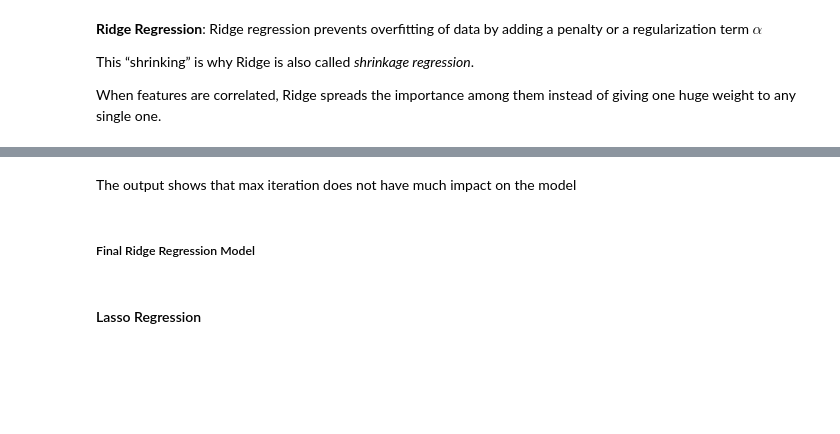
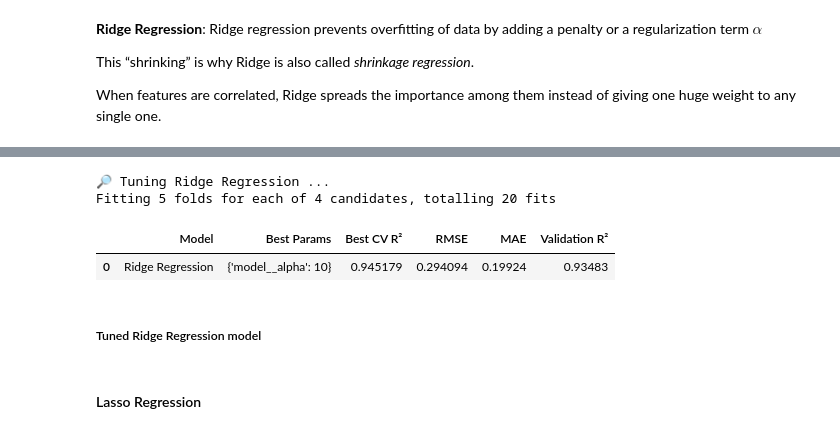
Before and after one commit to eadka/sleep-health-predictor, a Jupyter notebook: notebooks/sleep-health-predictor-notebook.ipynb, the cells around one changed output, grey strips where cells are left out. Cells and saved outputs as stored; diff of their text form; code cells hidden in the pictures; blank space fills up the shorter version.

```diff
--- a/notebooks/sleep-health-predictor-notebook.ipynb
+++ b/notebooks/sleep-health-predictor-notebook.ipynb
@@ -686,6 +612,51 @@ Max iteratiion value of 10000: R² = 0.940
-# %% [markdown]
-The output shows that max iteration does not have much impact on the model
-# %% [markdown]
-##### Final Ridge Regression Model
-# %%
-model = Ridge(alpha=1)
+# %%
+modelval = {
+    "Ridge Regression": (
+        Ridge(),
+        {'model__alpha':[0.01, 0.1, 10, 100]}
+    )
+}
+# %%
+results = []
+
+for name, (model, params) in modelval.items():
+    print(f"\n🔎 Tuning {name} ...")
+
+    pipe = Pipeline(steps=[
+    ('preprocessor', preprocessor),
+    ('model', model)
+    ])
+
+    grid = GridSearchCV(
+        estimator=pipe,
+        param_grid=params,
+        scoring='r2',
+        cv=5,
+        n_jobs=-1,
+        verbose=1
+    )
+
+    grid.fit(df_train, y_train)
+
+    y_pred = grid.predict(df_test)
+    rmse = root_mean_squared_error(y_test, y_pred)
+    mae = mean_absolute_error(y_test, y_pred)
+
+    results.append({
+        'Model': name,
+        'Best Params': grid.best_params_,
+        'Best CV R²': grid.best_score_,
+        'RMSE': rmse,
+        'MAE': mae,
+        'Validation R²': grid.score(df_val, y_val)
+        })
+
+df_results = pd.DataFrame(results)
+df_results
+# %% [output]
+🔎 Tuning Ridge Regression ...
+Fitting 5 folds for each of 4 candidates, totalling 20 fits
+|  | Model | Best Params | Best CV R² | RMSE | MAE | Validation R² |
+| 0 | Ridge Regression | {'model__alpha': 10} | 0.945179 | 0.294094 | 0.19924 | 0.93483 |
+# %% [markdown]
+##### Tuned Ridge Regression model
```
Also changed, not shown: parts of 90 cells of this notebook, 1 other file.
